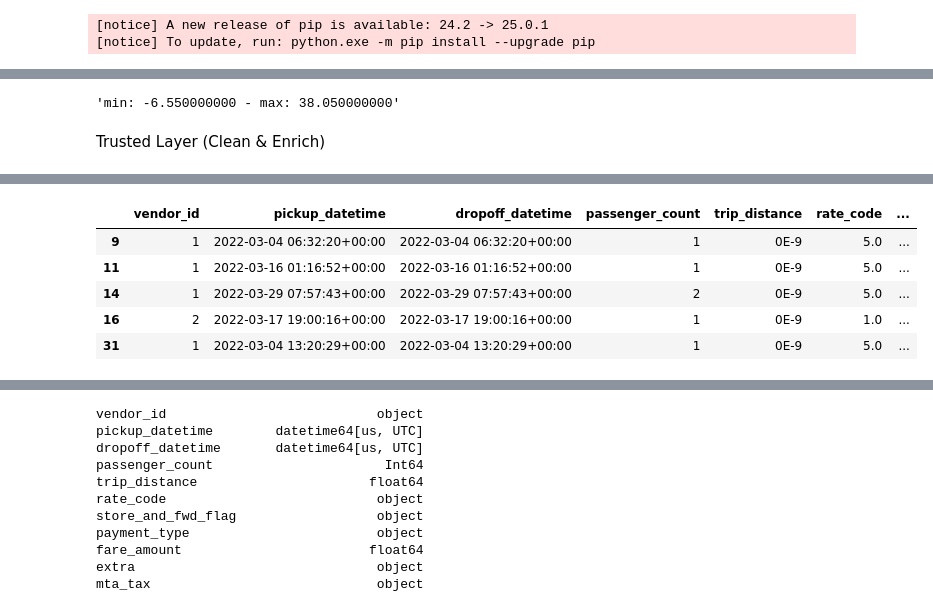
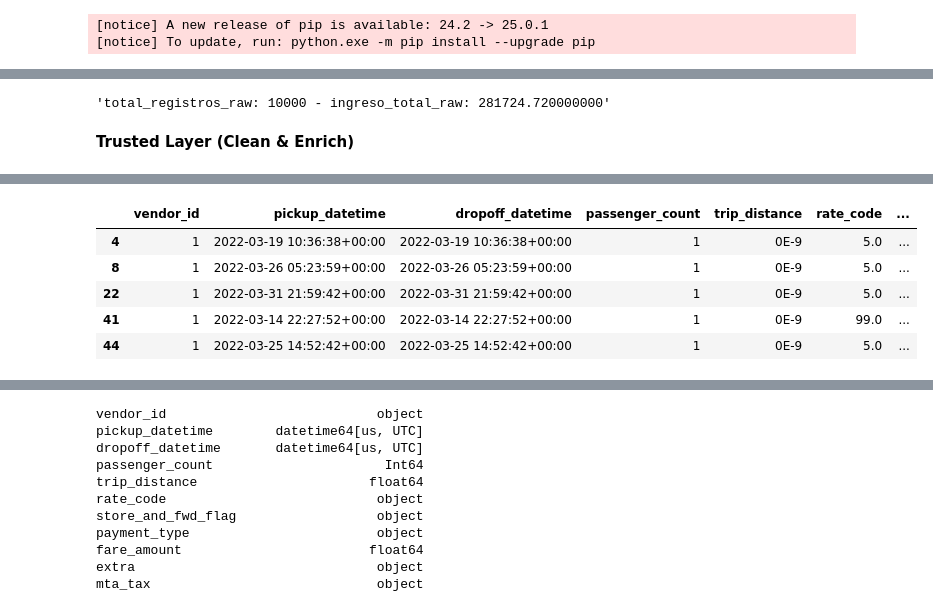
Before and after one commit to fabioCordoba/DataEngineerTechnicalTest, a Jupyter notebook: Untitled-1.ipynb, the cells around one changed output, grey strips where cells are left out. Cells and saved outputs as stored; diff of their text form; code cells hidden in the pictures.

```diff
--- a/Untitled-1.ipynb
+++ b/Untitled-1.ipynb
@@ -103,20 +145,36 @@ df_raw.head(10)
 # %%
-f"min: {df_raw["tolls_amount"].min()} - max: {df_raw["tolls_amount"].max()}"
+# total de registros iniciales
+total_registros_raw = df.shape[0]
+ingreso_total_raw = df['fare_amount'].sum()
+
+f"total_registros_raw: {total_registros_raw} - ingreso_total_raw: {ingreso_total_raw}"
 # %% [output]
-'min: -6.550000000 - max: 38.050000000'
+'total_registros_raw: 10000 - ingreso_total_raw: 281724.720000000'
 # %% [markdown]
-Trusted Layer (Clean & Enrich)
+**Trusted Layer (Clean & Enrich)**
 # %%
-df_trus = df_raw
-# Asegurarse de que las columnas sean tipo datetime
-df_trus["pickup_datetime"] = pd.to_datetime(df_trus["pickup_datetime"])
-df_trus["dropoff_datetime"] = pd.to_datetime(df_trus["dropoff_datetime"])
+try:
+    transform_start = time.time()
+    logging.info("Iniciando validacion de registros...")
+    df_trus = df_raw
+    # Asegurarse de que las columnas sean tipo datetime
+    df_trus["pickup_datetime"] = pd.to_datetime(df_trus["pickup_datetime"])
+    df_trus["dropoff_datetime"] = pd.to_datetime(df_trus["dropoff_datetime"])
 
-# Verificar que todos los registros tengan pickup < dropoff
-condicion = df_trus["pickup_datetime"] < df_trus["dropoff_datetime"]
+    # Verificar que todos los registros tengan pickup < dropoff
+    condicion = df_trus["pickup_datetime"] < df_trus["dropoff_datetime"]
 
-# Mostrar resultados inválidos (si los hay)
-registros_invalidos = df_trus[~condicion]
-print("Número de registros inválidos:", len(registros_invalidos))
+    logging.info("Ejecutando validacon...")
+    # Mostrar resultados inválidos (si los hay)
+    registros_invalidos = df_trus[~condicion]
+    logging.info(f"Número de registros inválidos: {len(registros_invalidos)}")
+
+    # Elimnar resultados invalidos
+    logging.info("Elimnando resultados invalidos...")
+    df_trus = df_trus[df_trus["pickup_datetime"] < df_trus["dropoff_datetime"]]
+    # df_trus.set_index('vendor_id', inplace=True)
+except Exception as e:
+    logging.error("Ocurrió un error durante la ejecución de la consulta", exc_info=True)
+
 registros_invalidos.head()
 # %% [output]
@@ -124,9 +185,9 @@ Número de registros inválidos: 23
 |  | vendor_id | pickup_datetime | dropoff_datetime | passenger_count | trip_distance | rate_code | ... |
-| 9 | 1 | 2022-03-04 06:32:20+00:00 | 2022-03-04 06:32:20+00:00 | 1 | 0E-9 | 5.0 | ... |
-| 11 | 1 | 2022-03-16 01:16:52+00:00 | 2022-03-16 01:16:52+00:00 | 1 | 0E-9 | 5.0 | ... |
-| 14 | 1 | 2022-03-29 07:57:43+00:00 | 2022-03-29 07:57:43+00:00 | 2 | 0E-9 | 5.0 | ... |
-| 16 | 2 | 2022-03-17 19:00:16+00:00 | 2022-03-17 19:00:16+00:00 | 1 | 0E-9 | 1.0 | ... |
-| 31 | 1 | 2022-03-04 13:20:29+00:00 | 2022-03-04 13:20:29+00:00 | 1 | 0E-9 | 5.0 | ... |
+| 4 | 1 | 2022-03-19 10:36:38+00:00 | 2022-03-19 10:36:38+00:00 | 1 | 0E-9 | 5.0 | ... |
+| 8 | 1 | 2022-03-26 05:23:59+00:00 | 2022-03-26 05:23:59+00:00 | 1 | 0E-9 | 5.0 | ... |
+| 22 | 1 | 2022-03-31 21:59:42+00:00 | 2022-03-31 21:59:42+00:00 | 1 | 0E-9 | 5.0 | ... |
+| 41 | 1 | 2022-03-14 22:27:52+00:00 | 2022-03-14 22:27:52+00:00 | 1 | 0E-9 | 99.0 | ... |
+| 44 | 1 | 2022-03-25 14:52:42+00:00 | 2022-03-25 14:52:42+00:00 | 1 | 0E-9 | 5.0 | ... |
 # %%
 df_trus.count()
 # %% [output]
```
Also changed, not shown: parts of 39 cells of this notebook.
